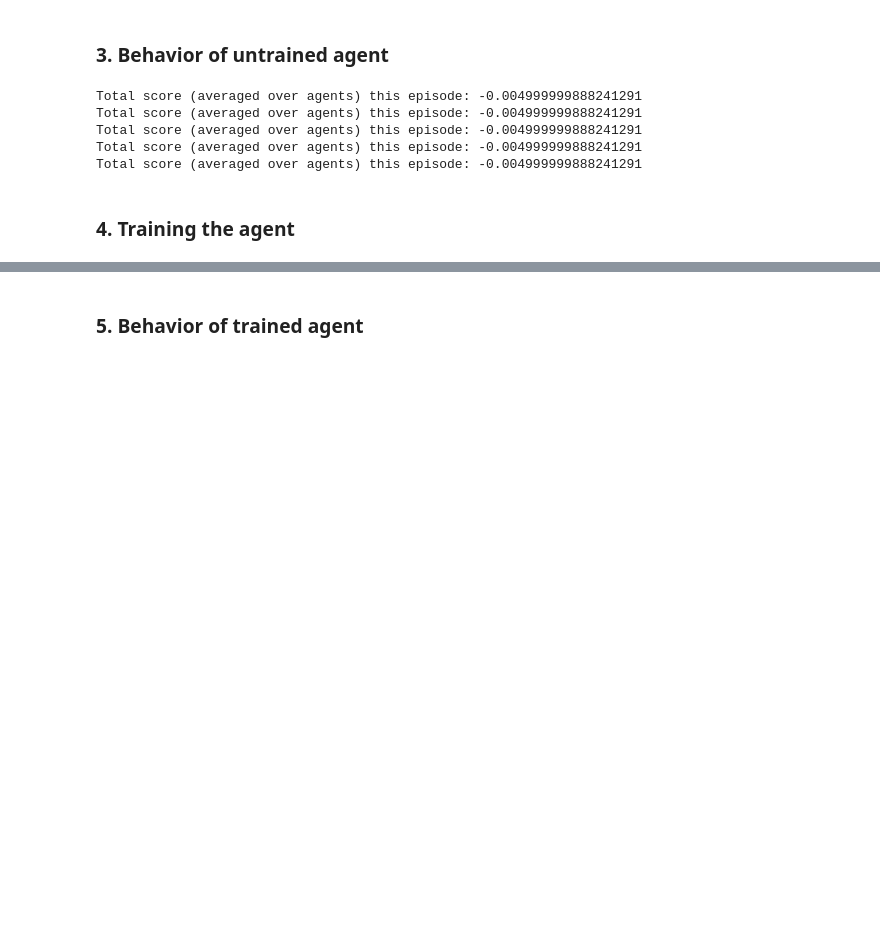
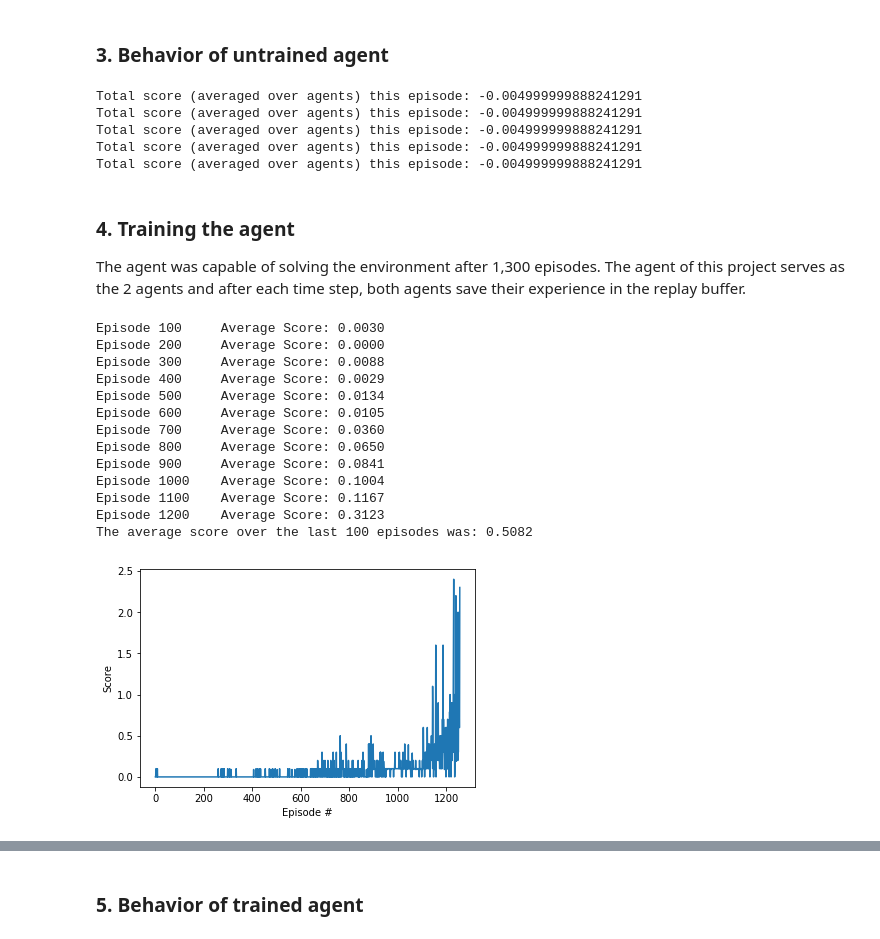
Before and after one commit to MauricioTrejo/CollaborationCompetition, a Jupyter notebook: Report.ipynb, the cells around one changed output, grey strips where cells are left out. Drawn from its saved outputs; the diff is of its cells as text; code cells hidden in the pictures; blank space fills up the shorter version.

Commit message:
Add trained agent

```diff
--- a/Report.ipynb
+++ b/Report.ipynb
@@ -106,5 +117,66 @@ Total score (averaged over agents) this episode: -0.004999999888241291
 Total score (averaged over agents) this episode: -0.004999999888241291
 Total score (averaged over agents) this episode: -0.004999999888241291
 Total score (averaged over agents) this episode: -0.004999999888241291
-# %% [markdown]
-### 4. Training the agent
+# %% [markdown]
+### 4. Training the agent
+
+The agent was capable of solving the environment after 1,300 episodes. The agent of this project serves as the 2 agents and after each time step, both agents save their experience in the replay buffer.
+# %%
+def maddpg(n_episodes = 4000, max_t = 1000, print_every = 100):
+    scores_deque = deque(maxlen=print_every)
+    scores = []
+    for i_episode in range(1, n_episodes+1):
+        env_info = env.reset(train_mode=True)[brain_name]   # Reset the environment
+        states = env_info.vector_observations               # Get the current state
+        scores_agents = np.zeros(num_agents)
+        score = 0
+        agent.reset()
+        for t in range(max_t):
+            actions = agent.act(states)                               # Select an action
+            env_info = env.step(actions)[brain_name]                  # Send the action to tne environment
+            next_states = env_info.vector_observations                # Get the next state
+            rewards = env_info.rewards                                # Get the reward
+            dones = env_info.local_done                               # See if episode has finished
+            agent.step(states, actions, rewards, next_states, dones)  # Step and learning process
+            scores_agents += rewards
+            states = next_states
+            if np.any(dones):
+                break
+        score = np.max(scores_agents)
+        scores_deque.append(score)
+        scores.append(score)
+        print('\rEpisode {}\tAverage Score: {:.4f}'.format(i_episode, np.mean(scores_deque)), end="")
+        torch.save(agent.actor_local.state_dict(), 'checkpoint_actor.pth')
+        torch.save(agent.critic_local.state_dict(), 'checkpoint_critic.pth')
+        if i_episode % print_every == 0:
+            print('\rEpisode {}\tAverage Score: {:.4f}'.format(i_episode, np.mean(scores_deque)))
+        if np.mean(scores_deque) >= 0.5:
+            print('\rThe average score over the last 100 episodes was: {:.4f}'.format(np.mean(scores_deque)))
+            break
+
+    return scores
+# %%
+agent = Agent(state_size = state_size, action_size = action_size, random_seed = 17)
+scores = maddpg()
+
+fig = plt.figure()
+ax = fig.add_subplot(111)
+plt.plot(np.arange(1, len(scores)+1), scores)
+plt.ylabel('Score')
+plt.xlabel('Episode #')
+plt.show()
+# %% [output]
+Episode 100     Average Score: 0.0030
+Episode 200     Average Score: 0.0000
+Episode 300     Average Score: 0.0088
+Episode 400     Average Score: 0.0029
+Episode 500     Average Score: 0.0134
+Episode 600     Average Score: 0.0105
+Episode 700     Average Score: 0.0360
+Episode 800     Average Score: 0.0650
+Episode 900     Average Score: 0.0841
+Episode 1000    Average Score: 0.1004
+Episode 1100    Average Score: 0.1167
+Episode 1200    Average Score: 0.3123
+The average score over the last 100 episodes was: 0.5082
+[figure, added]
```
Also changed, not shown: parts of 6 cells of this notebook.
